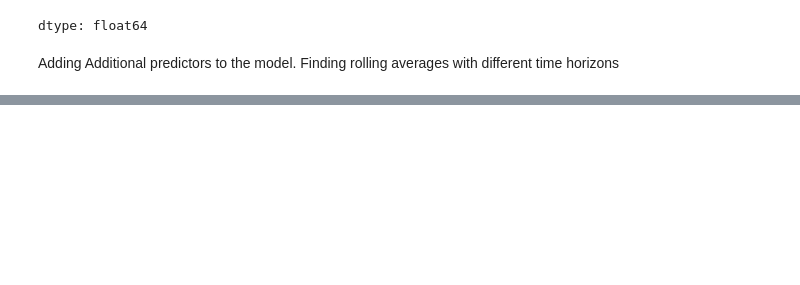
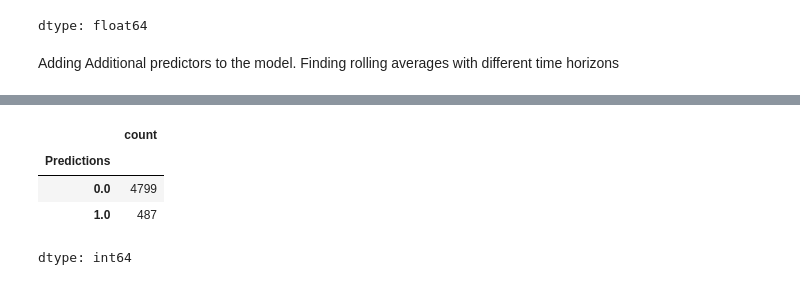
Before and after one commit to NathanDietrich/Artificial-Intelligence-and-Machine-Learning-portfolio, a Jupyter notebook: DataQuestTradingBot.ipynb, the cells around one changed output, grey strips where cells are left out. Saved outputs shown, nothing was run; the diff lists cells and outputs as text; code cells hidden in the pictures; blank space fills up the shorter version.

```diff
--- a/DataQuestTradingBot.ipynb
+++ b/DataQuestTradingBot.ipynb
@@ -206,0 +221,8 @@ precision_score(predictions["Target"], predictions["Predictions"])
+# %%
+predictions["Predictions"].value_counts()
+# %% [output]
+|  | count |
+| Predictions |  |
+| 0.0 | 4799 |
+| 1.0 | 487 |
+dtype: int64
```
Also changed, not shown: parts of 14 cells of this notebook.
